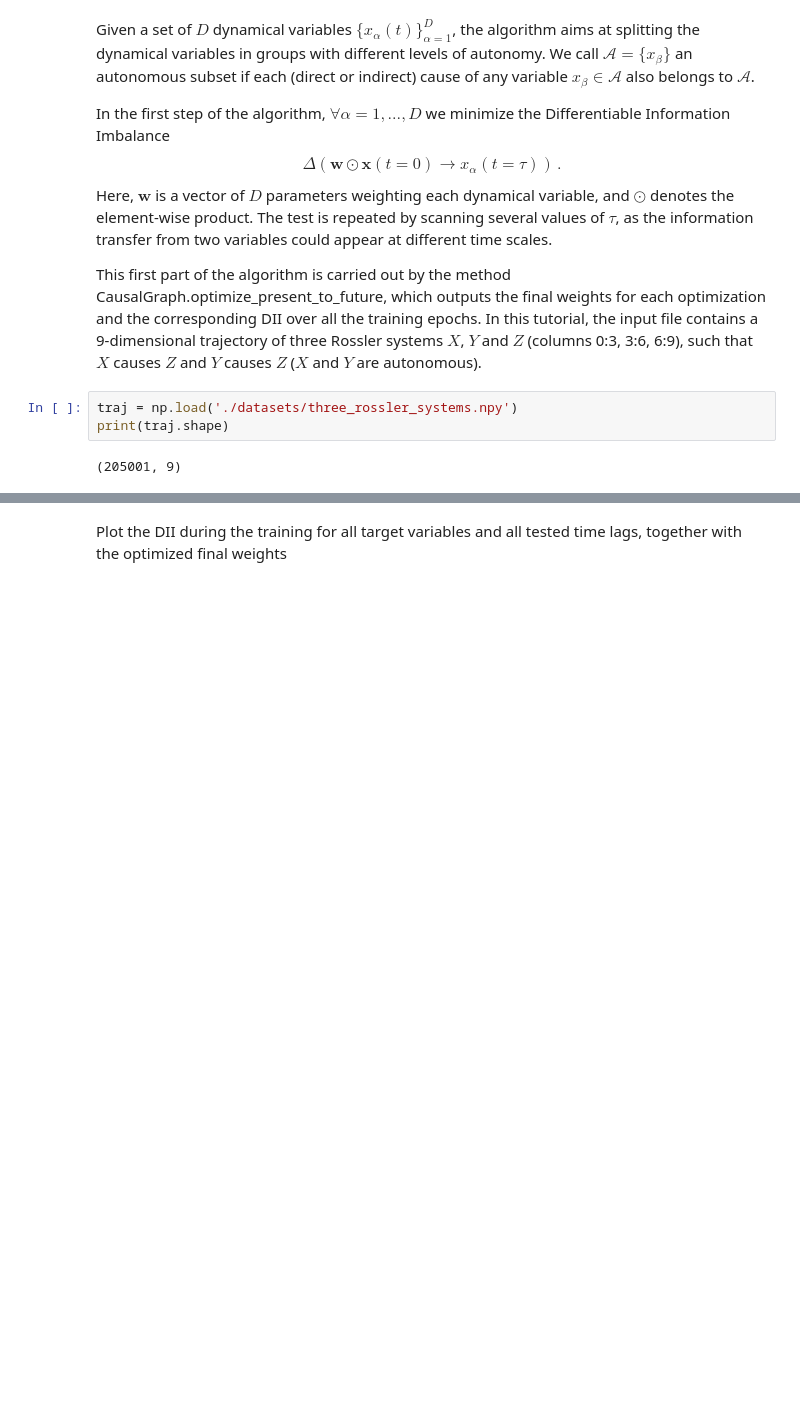
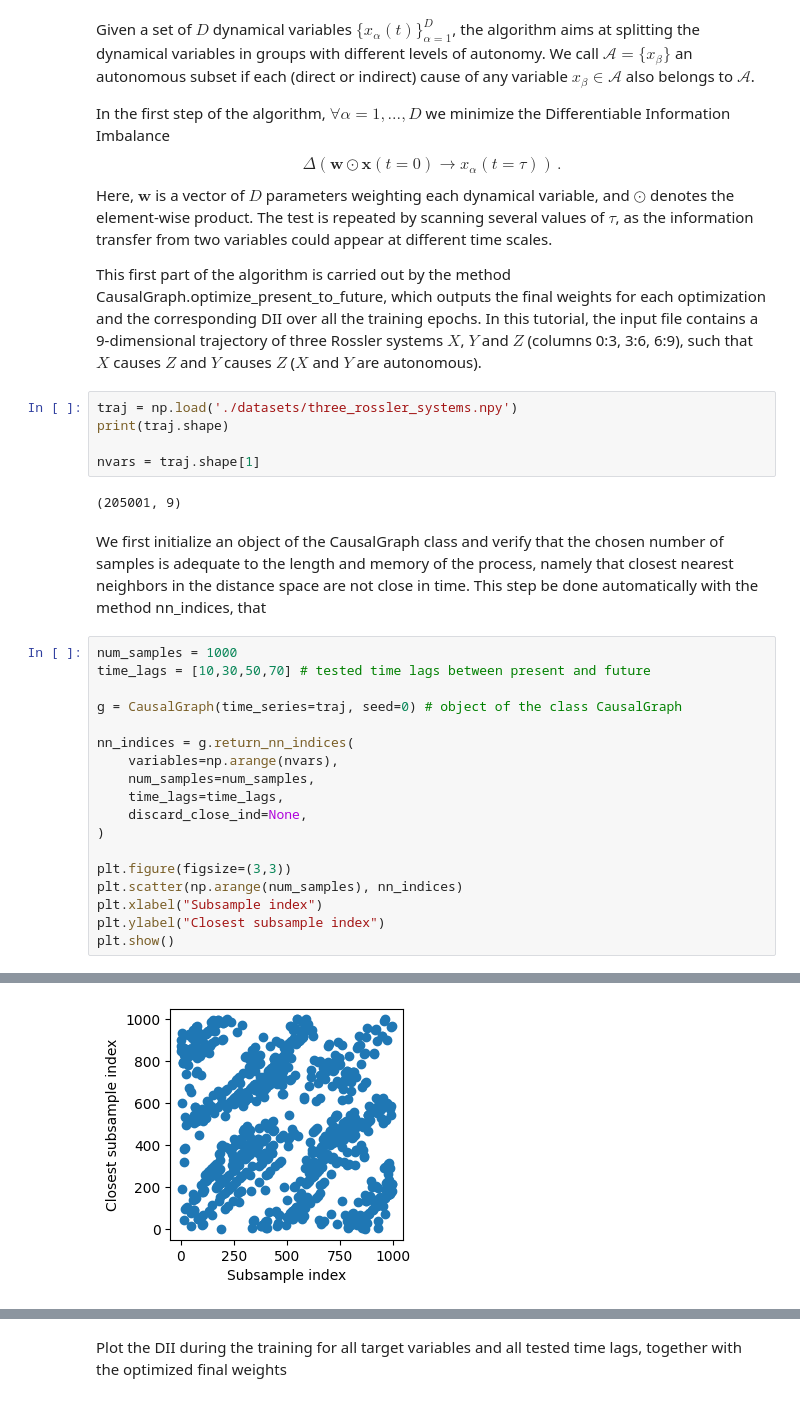
Before and after one commit to imacocco/DULY, a Jupyter notebook: examples/notebook_on_causal_graph.ipynb, the cells around one changed output, grey strips where cells are left out. Saved outputs shown, nothing was run; the diff lists cells and outputs as text; blank space fills up the shorter version.

Commit message:
Add DII method compute_nn_indices

```diff
--- a/examples/notebook_on_causal_graph.ipynb
+++ b/examples/notebook_on_causal_graph.ipynb
@@ -26,5 +26,28 @@ In this tutorial, the input file contains a 9-dimensional trajectory of three Ro
 # %%
 traj = np.load('./datasets/three_rossler_systems.npy')
 print(traj.shape)
+
+nvars = traj.shape[1]
 # %% [output]
 (205001, 9)
+# %% [markdown]
+We first initialize an object of the CausalGraph class and verify that the chosen number of samples is adequate to the length and memory of the process, namely that closest nearest neighbors in the distance space are not close in time. This step be done automatically with the method nn_indices, that
+# %%
+num_samples = 1000
+time_lags = [10,30,50,70] # tested time lags between present and future
+
+g = CausalGraph(time_series=traj, seed=0) # object of the class CausalGraph
+
+nn_indices = g.return_nn_indices(
+    variables=np.arange(nvars),
+    num_samples=num_samples,
+    time_lags=time_lags,
+    discard_close_ind=None,
+)
+
+plt.figure(figsize=(3,3))
+plt.scatter(np.arange(num_samples), nn_indices)
+plt.xlabel("Subsample index")
+plt.ylabel("Closest subsample index")
+plt.show()
+# %% [output]
@@ -30,0 +55 @@ print(traj.shape)
+[figure, added]
```
Also changed, not shown: parts of 4 cells of this notebook, 3 other files.
